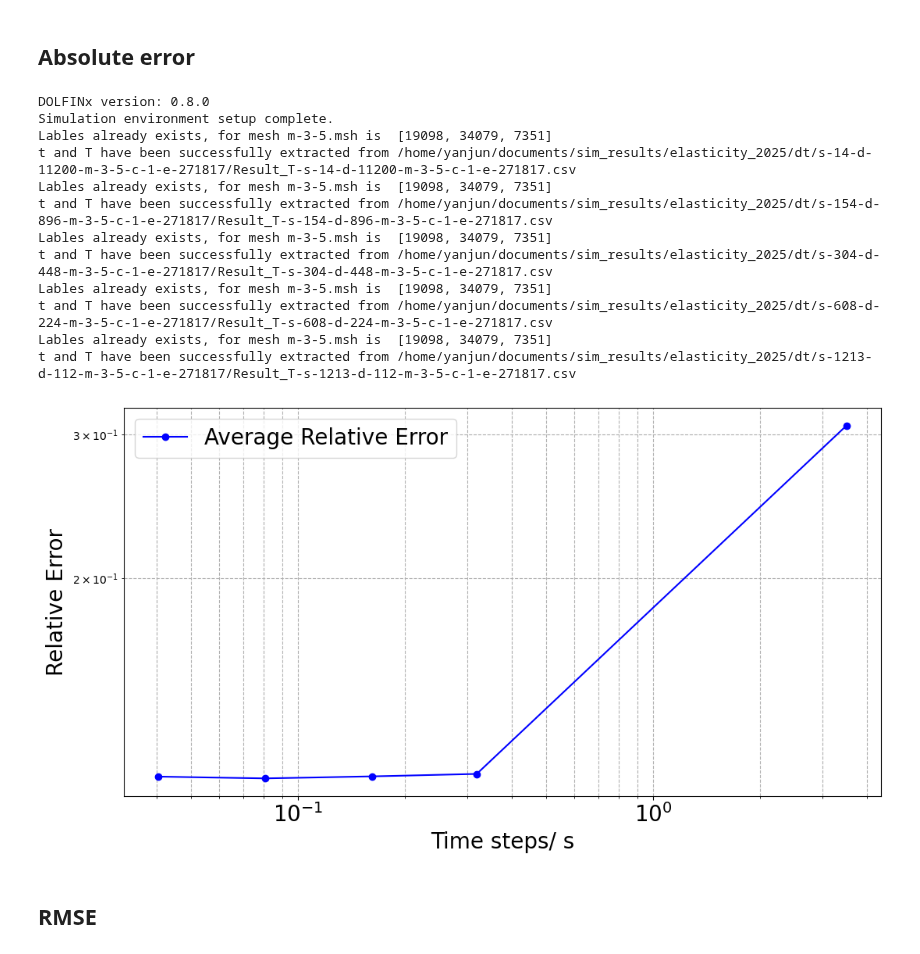
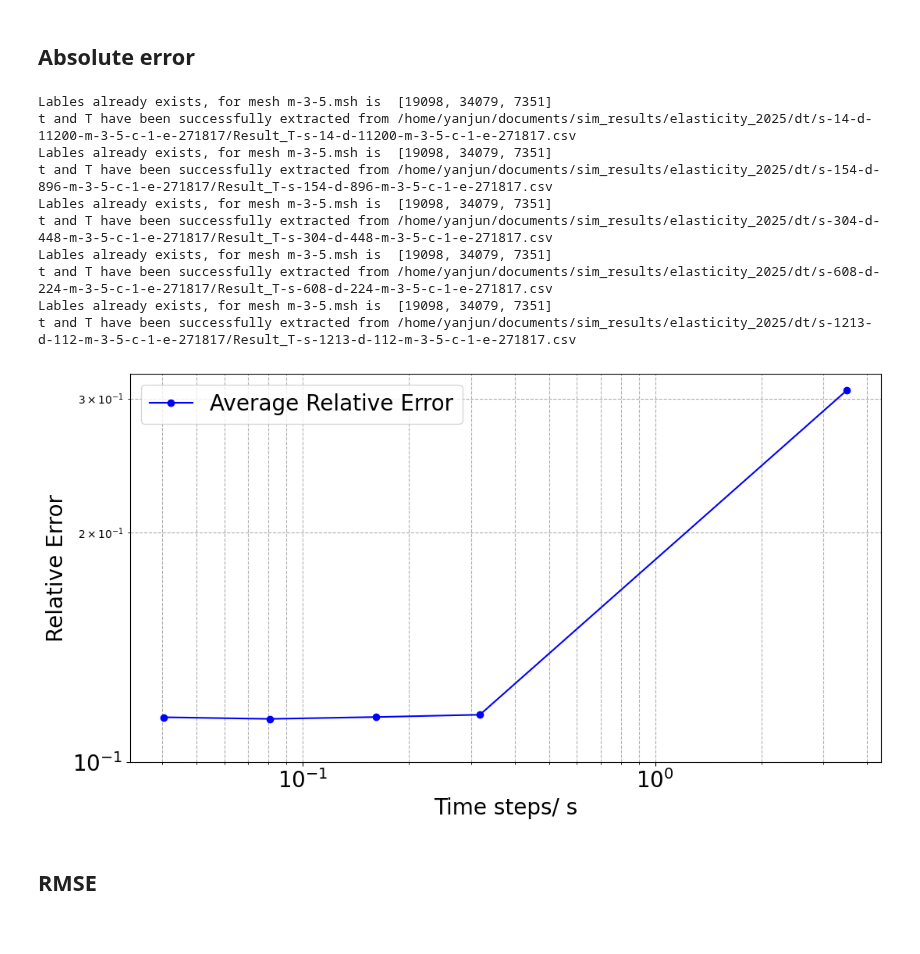
Before and after one commit to yanjun96/thermal_mechanics_fenicsx, a Jupyter notebook: analysis/thermal_elasetic/dt.ipynb, the cells around one changed output. Cells and saved outputs as stored; diff of their text form; code cells hidden in the pictures.

```diff
--- a/analysis/thermal_elasetic/dt.ipynb
+++ b/analysis/thermal_elasetic/dt.ipynb
@@ -141,37 +141,37 @@ marker_styles = ['o', 's', '^', 'v', '>', '<','d', '*', 'x', 'p' ]
 fontsize_global = 20
 plt.figure(figsize=(11, 6))
 plt.loglog(dt_list, avg_relative_errors, marker='o', linestyle='-', color='b', label="Average Relative Error")
 
 # Label the axes
 plt.xlabel('Time steps/ s', fontsize=fontsize_global)
 plt.ylabel('Relative Error', fontsize=fontsize_global)
 #plt.title('Relative Error vs Time Step',fontsize=fontsize_global)
 
+y_ticks = [10**i for i in range(-1, 0)]
+
 plt.xticks(fontsize=fontsize_global)
-plt.yticks(fontsize=fontsize_global)
+plt.yticks(y_ticks , fontsize=fontsize_global)
 
 # Add grid and legend
 plt.grid(True, which="both", ls="--")
 plt.legend(fontsize=fontsize_global)
 plt.tight_layout()
 
 # Save and display the plot
 plt.savefig('relative_error_vs_dt.png')
 plt.show()
 # %% [output]
-DOLFINx version: 0.8.0
-Simulation environment setup complete.
 Lables already exists, for mesh m-3-5.msh is  [19098, 34079, 7351]
 t and T have been successfully extracted from /home/yanjun/documents/sim_results/elasticity_2025/dt/s-14-d-11200-m-3-5-c-1-e-271817/Result_T-s-14-d-11200-m-3-5-c-1-e-271817.csv
 Lables already exists, for mesh m-3-5.msh is  [19098, 34079, 7351]
 t and T have been successfully extracted from /home/yanjun/documents/sim_results/elasticity_2025/dt/s-154-d-896-m-3-5-c-1-e-271817/Result_T-s-154-d-896-m-3-5-c-1-e-271817.csv
 Lables already exists, for mesh m-3-5.msh is  [19098, 34079, 7351]
 t and T have been successfully extracted from /home/yanjun/documents/sim_results/elasticity_2025/dt/s-304-d-448-m-3-5-c-1-e-271817/Result_T-s-304-d-448-m-3-5-c-1-e-271817.csv
 Lables already exists, for mesh m-3-5.msh is  [19098, 34079, 7351]
 t and T have been successfully extracted from /home/yanjun/documents/sim_results/elasticity_2025/dt/s-608-d-224-m-3-5-c-1-e-271817/Result_T-s-608-d-224-m-3-5-c-1-e-271817.csv
 Lables already exists, for mesh m-3-5.msh is  [19098, 34079, 7351]
 t and T have been successfully extracted from /home/yanjun/documents/sim_results/elasticity_2025/dt/s-1213-d-112-m-3-5-c-1-e-271817/Result_T-s-1213-d-112-m-3-5-c-1-e-271817.csv
-[figure, old version]
+[figure, new version]
 # %% [markdown]
 ## RMSE
 # %%
```
Also changed, not shown: 5 other files.
